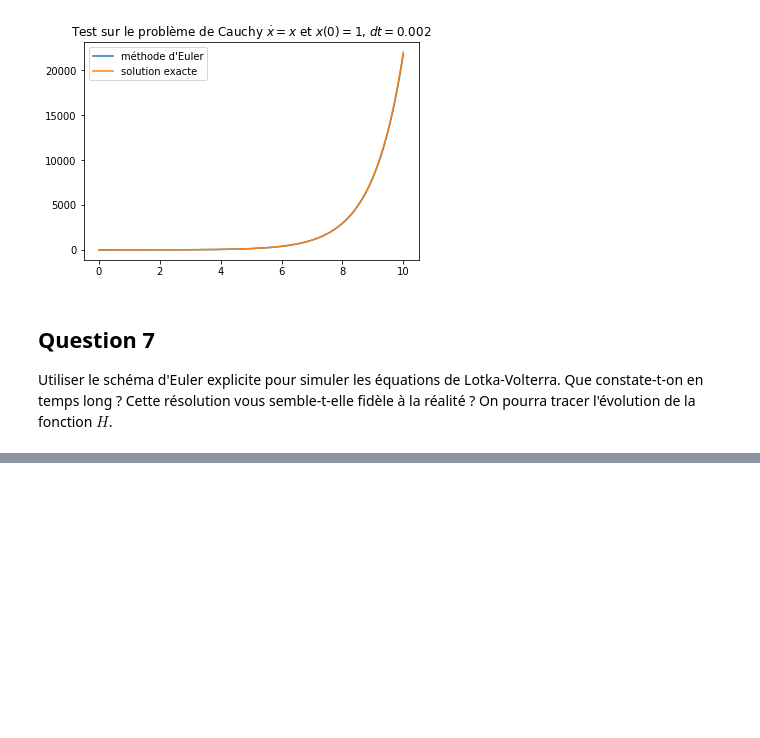
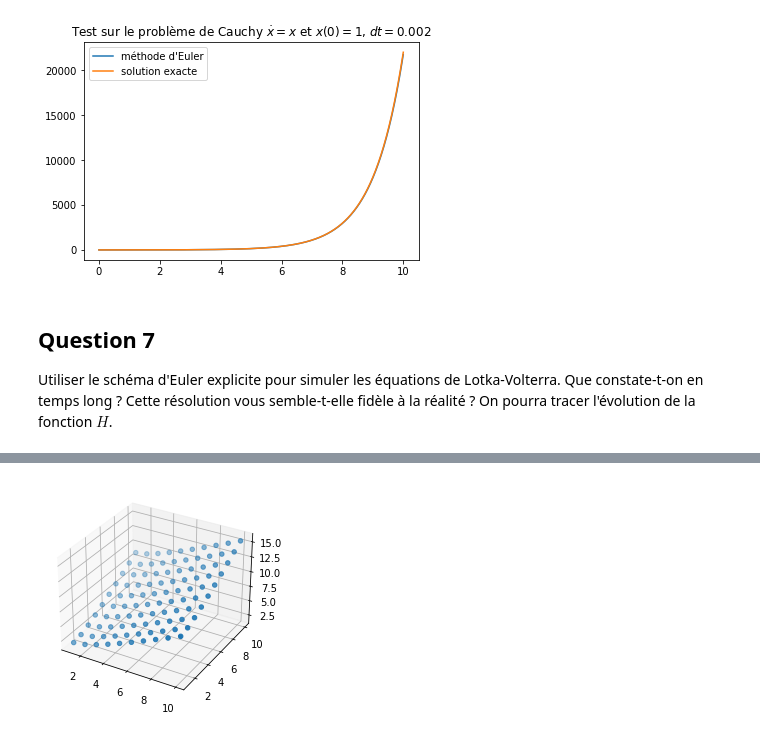
Before and after one commit to plgstalter/lotka_volterra, a Jupyter notebook: projet.ipynb, the cells around one changed output, grey strips where cells are left out. Cells and saved outputs as stored; diff of their text form; code cells hidden in the pictures; blank space fills up the shorter version.

```diff
--- a/projet.ipynb
+++ b/projet.ipynb
@@ -108,6 +111,10 @@ On considère la fonction
     $H(x_1,x_2) = \delta x_1 - \gamma \ln x_1 + \beta x_2 - \alpha \ln x_2$
     définie sur $\mathbb{R}_+\times \mathbb{R}_+$.
     Calculer la dérivée de $H$ le long des solutions initialisées dans $\mathbb{R}_+\times \mathbb{R}_+$. En déduire que toute solution maximale initialisée dans $\mathbb{R}_+\times \mathbb{R}_+$ est définie sur $\mathbb{R}$ et que $\bar{x}$ est stable.
+# %%
+def H(X):
+    x, y = X
+    return delta*x - gamma*np.log(x)+beta*y-alpha*np.log(y)
 # %% [markdown]
 ## Question 6
 
@@ -163,0 +189,14 @@ TypeError: cannot unpack non-iterable float object
+# %%
+# Affichage de H
+x = np.arange(1, 11, 1)
+y = np.arange(1, 11, 1)
+X, Y = np.meshgrid(x, y)
+
+from mpl_toolkits.mplot3d import Axes3D
+
+fig = plt.figure()
+ax = fig.add_subplot(projection="3d")
+ax.scatter(X, Y, H([X, Y]))
+plt.show();
+# %% [output]
+[figure, added]
```
Also changed, not shown: parts of 8 cells of this notebook.
